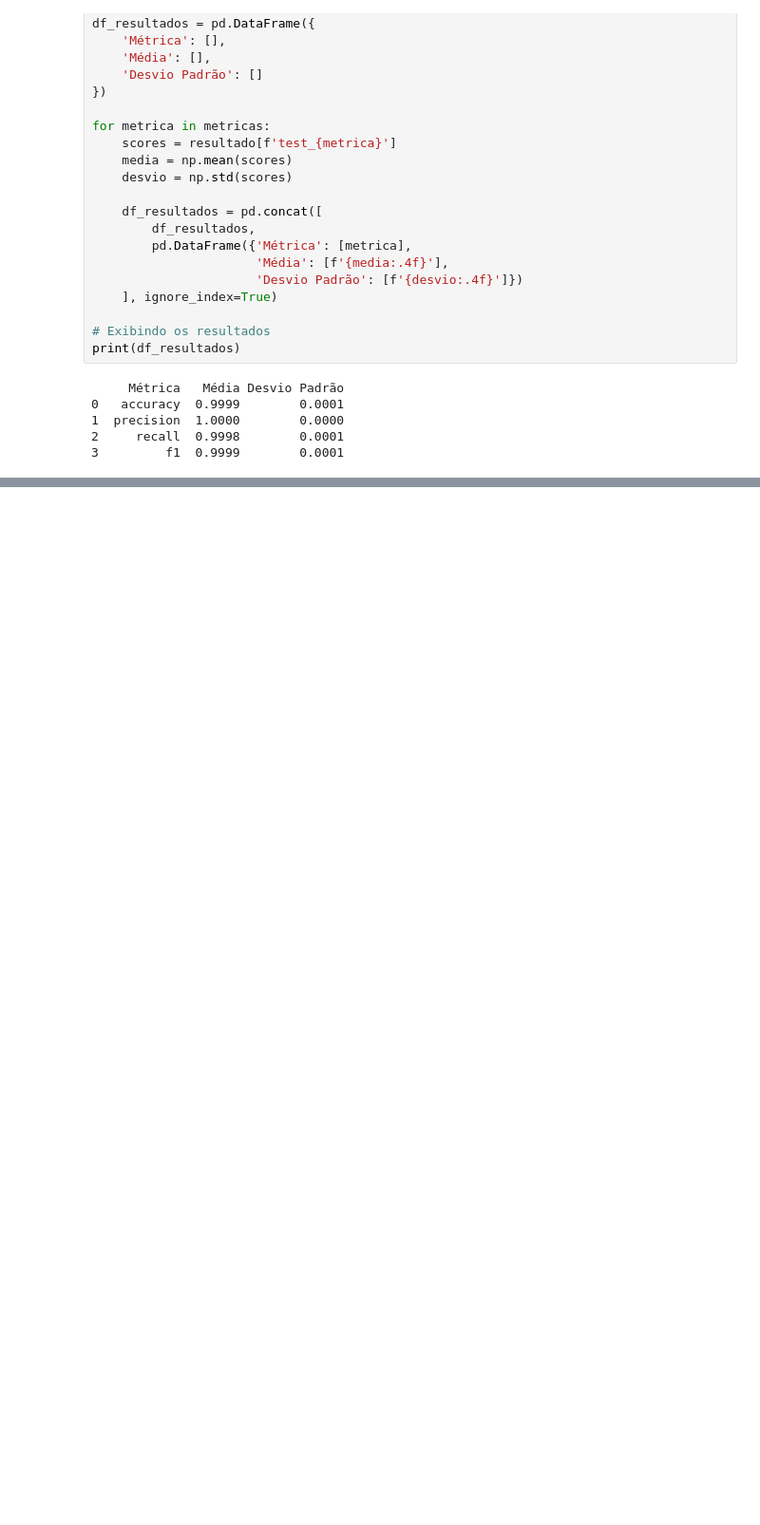
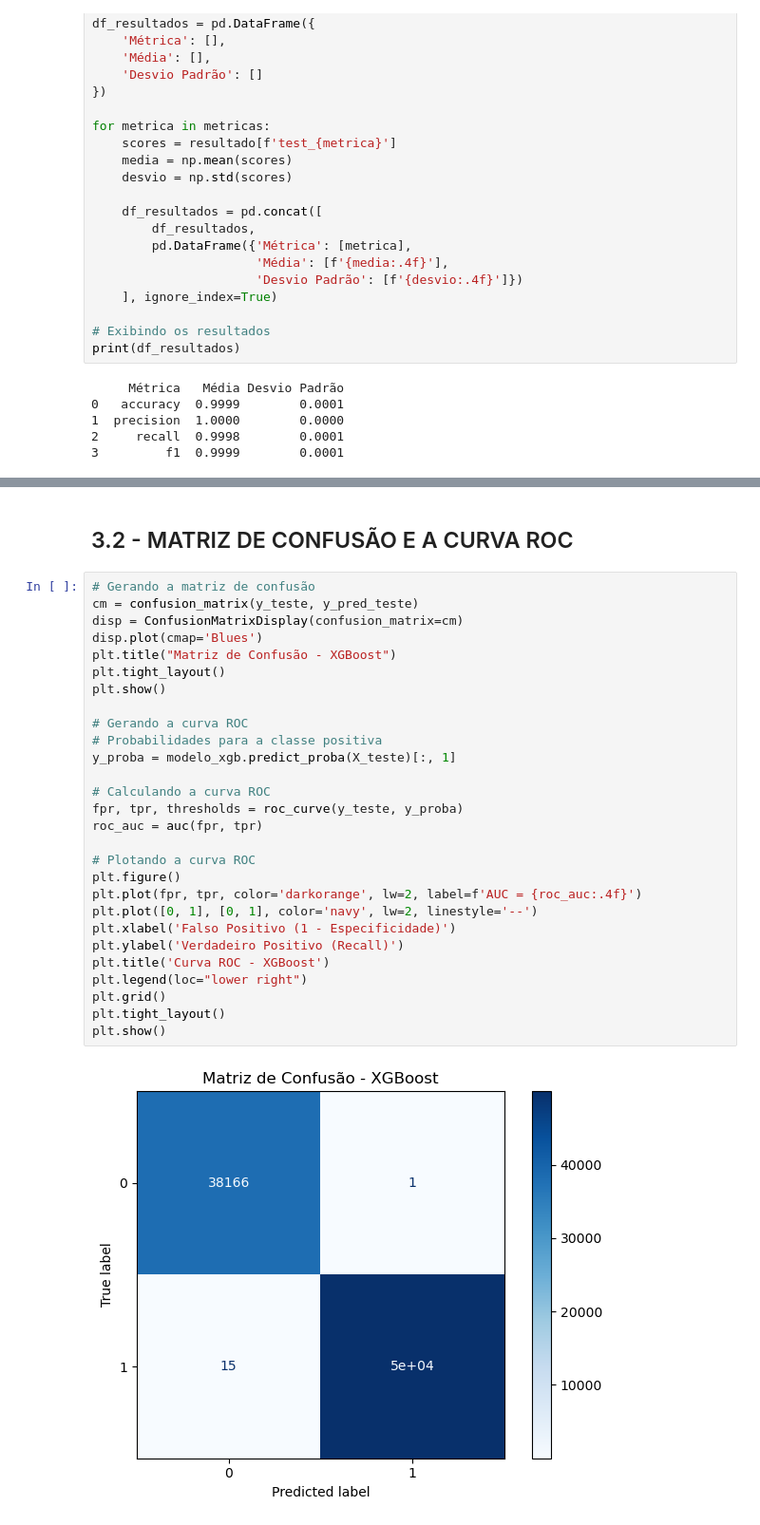
Before and after one commit to jonathasoliv/TCC_Modelagem_Preditiva_Cancelamentos, a Jupyter notebook: XGBoost/XGBoost.ipynb, the cells around one changed output, grey strips where cells are left out. Shown at 95% size. Cells and saved outputs as stored; diff of their text form; blank space fills up the shorter version.

Commit message:
Adicionado detalhes de teste

```diff
--- a/XGBoost/XGBoost.ipynb
+++ b/XGBoost/XGBoost.ipynb
@@ -151,0 +179,32 @@ joblib.dump(modelo_xgb, 'modelo_xgboost.pkl')
+# %% [markdown]
+## 3.2 - MATRIZ DE CONFUSÃO E A CURVA ROC
+# %%
+# Gerando a matriz de confusão
+cm = confusion_matrix(y_teste, y_pred_teste)
+disp = ConfusionMatrixDisplay(confusion_matrix=cm)
+disp.plot(cmap='Blues')
+plt.title("Matriz de Confusão - XGBoost")
+plt.tight_layout()
+plt.show()
+
+# Gerando a curva ROC
+# Probabilidades para a classe positiva
+y_proba = modelo_xgb.predict_proba(X_teste)[:, 1]
+
+# Calculando a curva ROC
+fpr, tpr, thresholds = roc_curve(y_teste, y_proba)
+roc_auc = auc(fpr, tpr)
+
+# Plotando a curva ROC
+plt.figure()
+plt.plot(fpr, tpr, color='darkorange', lw=2, label=f'AUC = {roc_auc:.4f}')
+plt.plot([0, 1], [0, 1], color='navy', lw=2, linestyle='--')
+plt.xlabel('Falso Positivo (1 - Especificidade)')
+plt.ylabel('Verdadeiro Positivo (Recall)')
+plt.title('Curva ROC - XGBoost')
+plt.legend(loc="lower right")
+plt.grid()
+plt.tight_layout()
+plt.show()
+# %% [output]
+[figure, added]
```
Also changed, not shown: parts of 5 cells of this notebook.
